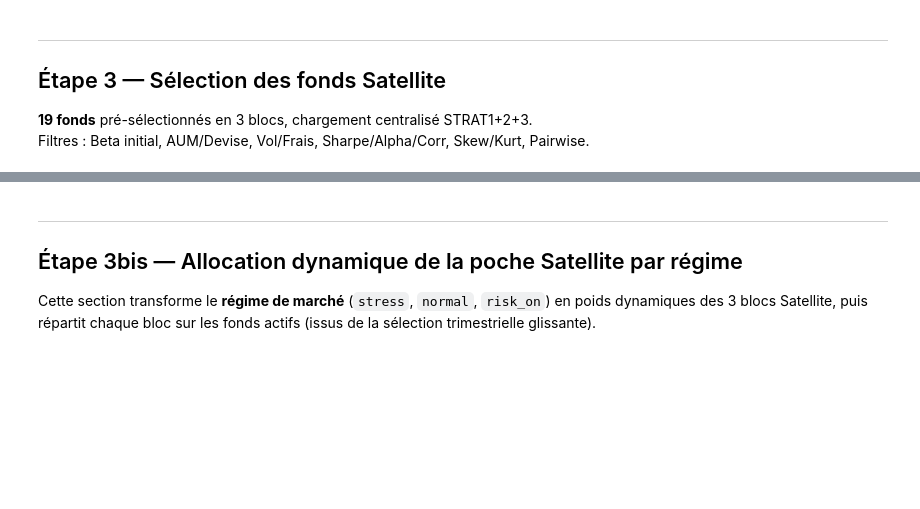
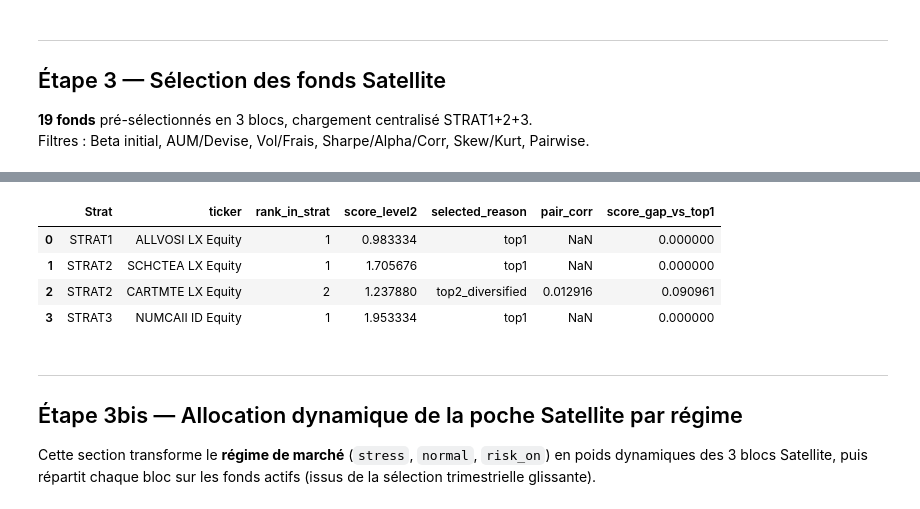
Before and after one commit to HUGO-ROCHA-MONDRAGON/Core_Satellite_Quant, a Jupyter notebook: main.ipynb, the cells around one changed output, grey strips where cells are left out. Cells and saved outputs as stored; diff of their text form; code cells hidden in the pictures; blank space fills up the shorter version.

```diff
--- a/main.ipynb
+++ b/main.ipynb
@@ -2034,49 +2266,108 @@ if not annual_pool_scores.empty:
 # %%
-# Affichage de la shortlist niveau 2 et de la sélection finale 1-2 / strat
+# Affichage de la shortlist niveau 2, de l'historique complet et du snapshot final
 
 import pandas as pd
 
 # 1) Score niveau 2
-if "results_level2" in globals() and isinstance(results_level2, pd.DataFrame) and not results_level2.empty:
+if 'results_level2' in globals() and isinstance(results_level2, pd.DataFrame) and not results_level2.empty:
     lvl2 = results_level2.copy()
-elif "annual_pool_scores" in globals() and isinstance(annual_pool_scores, pd.DataFrame) and not annual_pool_scores.empty:
+elif 'annual_pool_scores' in globals() and isinstance(annual_pool_scores, pd.DataFrame) and not annual_pool_scores.empty:
     lvl2 = annual_pool_scores.copy()
     results_level2 = lvl2.copy()
 else:
     raise RuntimeError(
-        "Score niveau 2 introuvable (results_level2 / annual_pool_scores). "
-        "Exécuter les cellules précédentes."
+        'Score niveau 2 introuvable (results_level2 / annual_pool_scores). '
+        'Exécuter les cellules précédentes.'
     )
 
-print(f"📊 Niveau 2 scores: {len(lvl2)} lignes")
-cols = [c for c in ["ticker", "Strat", "alpha_annual", "expense_pct", "score_level2"] if c in lvl2.columns]
+print(f'📊 Niveau 2 scores: {len(lvl2)} lignes')
+cols = [c for c in ['ticker', 'Strat', 'alpha_annual', 'expense_pct', 'score_level2'] if c in lvl2.columns]
 if cols:
-    sort_cols = [c for c in ["Strat", "score_level2"] if c in lvl2.columns]
+    sort_cols = [c for c in ['Strat', 'score_level2'] if c in lvl2.columns]
     if sort_cols:
         display(lvl2[cols].sort_values(sort_cols, ascending=[True, False]).head(30))
     else:
         display(lvl2[cols].head(30))
 
-# 2) Sélection finale
-if "satellite_final_selection" in globals() and isinstance(satellite_final_selection, pd.DataFrame) and not satellite_final_selection.empty:
+# 2) Historique complet des sélections trimestrielles
+if 'quarter_selection_df' not in globals() or not isinstance(quarter_selection_df, pd.DataFrame) or quarter_selection_df.empty:
+    raise RuntimeError(
+        'Historique des sélections indisponible (quarter_selection_df). '
+        'Exécuter les cellules précédentes.'
+    )
+
+selection_history_df = quarter_selection_df.copy()
+if 'Ticker' in selection_history_df.columns and 'ticker' not in selection_history_df.columns:
+    selection_history_df = selection_history_df.rename(columns={'Ticker': 'ticker'})
+
+selection_history_df['quarter_date'] = pd.to_datetime(selection_history_df['quarter_date'], errors='coerce')
+selection_history_df = selection_history_df.dropna(subset=['quarter_date']).copy()
+selection_history_df = selection_history_df.sort_values(
+    by=[c for c in ['quarter_date', 'Strat', 'rank_in_strat', 'ticker'] if c in selection_history_df.columns]
+).reset_index(drop=True)
+
+hist_cols = [c for c in [
+    'quarter_date', 'Strat', 'ticker', 'rank_in_strat', 'score_level2', 'selected_reason',
+    'switch_flag', 'same_ticker', 'pair_corr', 'score_gap_vs_top1', 'Nom',
+    'Dev', 'Ratio des dépenses', 'Total actifs USD (M)'
+] if c in selection_history_df.columns]
+
+print(
+    '\n🗂️ Historique complet des sélections trimestrielles: '
+    f"{selection_history_df['quarter_date'].dt.to_period('Q').nunique()} trimestres | {len(selection_history_df)} lignes"
+)
+if hist_cols:
+    display(selection_history_df[hist_cols])
+else:
+    display(selection_history_df)
+
+summary_rows = [
+    {'quarter': qd, 'n_fonds': len(grp)}
+    for qd, grp in selection_history_df.groupby(selection_history_df['quarter_date'].dt.to_period('Q').astype(str))
+]
+history_summary_df = pd.DataFrame(summary_rows)
+if 'switch_flag' in selection_history_df.columns:
+    switch_summary = (
+        selection_history_df.assign(quarter=selection_history_df['quarter_date'].dt.to_period('Q').astype(str))
+        .groupby('quarter', as_index=False)
+        .agg(
+            n_fonds=('ticker', 'count'),
+            n_switches=('switch_flag', 'sum'),
+            score_moyen=('score_level2', 'mean') if 'score_level2' in selection_history_df.columns else ('ticker', 'count'),
+        )
+    )
+    if 'score_level2' not in selection_history_df.columns:
+        switch_summary = switch_summary.drop(columns=['score_moyen'])
+    print('\nRésumé trimestriel des sélections:')
+    if 'score_moyen' in switch_summary.columns:
+        display(switch_summary.style.format({'score_moyen': '{:.3f}'}))
+    else:
+        display(switch_summary)
+elif not history_summary_df.empty:
+    print('\nRésumé trimestriel des sélections:')
+    display(history_summary_df)
+
+# 3) Snapshot final le plus récent
+if 'satellite_final_selection' in globals() and isinstance(satellite_final_selection, pd.DataFrame) and not satellite_final_selection.empty:
     final_df = satellite_final_selection.copy()
-elif "final_selection_df" in globals() and isinstance(final_selection_df, pd.DataFrame) and not final_selection_df.empty:
+elif 'final_selection_df' in globals() and isinstance(final_selection_df, pd.DataFrame) and not final_selection_df.empty:
     final_df = final_selection_df.copy()
     satellite_final_selection = final_df.copy()
 else:
     raise RuntimeError(
-        "Sélection finale introuvable (satellite_final_selection / final_selection_df). "
-        "Exécuter les cellules précédentes."
+        'Sélection finale introuvable (satellite_final_selection / final_selection_df). '
+        'Exécuter les cellules précédentes.'
     )
 
-print(f"\n✅ Sélection finale 1-2 / strat: {len(final_df)} lignes")
+print(f"\n✅ Snapshot final le plus récent: {len(final_df)} lignes")
 cols_f = [c for c in [
-    "Strat", "ticker", "rank_in_strat", "score_level2", "selected_reason",
-    "pair_corr", "score_gap_vs_top1", "Nom", "Dev", "Ratio des dépenses", "Total actifs USD (M)"
+    'Strat', 'ticker', 'rank_in_strat', 'score_level2', 'selected_reason',
+    'pair_corr', 'score_gap_vs_top1', 'Nom', 'Dev', 'Ratio des dépenses', 'Total actifs USD (M)'
 ] if c in final_df.columns]
 if cols_f:
-    sort_cols_f = [c for c in ["Strat", "rank_in_strat"] if c in final_df.columns]
+    sort_cols_f = [c for c in ['Strat', 'rank_in_strat'] if c in final_df.columns]
     if sort_cols_f:
         display(final_df[cols_f].sort_values(sort_cols_f))
     else:
         display(final_df[cols_f])
+# %% [output]
@@ -2083,3 +2425,8 @@ if cols_f:
+|  | Strat | ticker | rank_in_strat | score_level2 | selected_reason | pair_corr | score_gap_vs_top1 |
+| 0 | STRAT1 | ALLVOSI LX Equity | 1 | 0.983334 | top1 | NaN | 0.000000 |
+| 1 | STRAT2 | SCHCTEA LX Equity | 1 | 1.705676 | top1 | NaN | 0.000000 |
+| 2 | STRAT2 | CARTMTE LX Equity | 2 | 1.237880 | top2_diversified | 0.012916 | 0.090961 |
+| 3 | STRAT3 | NUMCAII ID Equity | 1 | 1.953334 | top1 | NaN | 0.000000 |
 # %% [markdown]
 ---
 ## Étape 3bis — Allocation dynamique de la poche Satellite par régime
```
Also changed, not shown: parts of 27 cells of this notebook, 49 other files.
